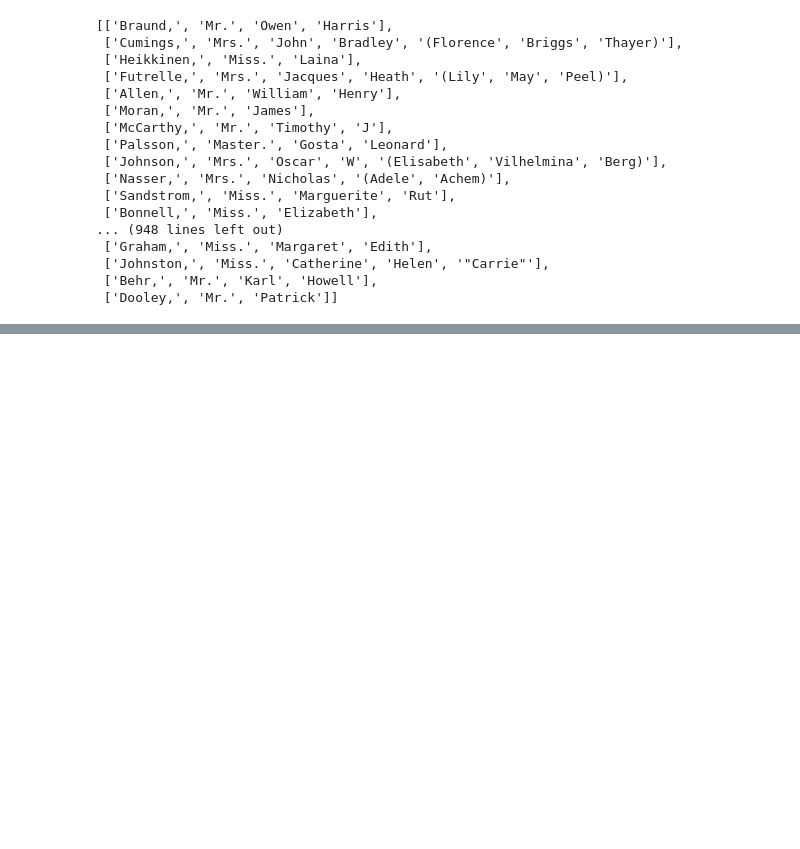
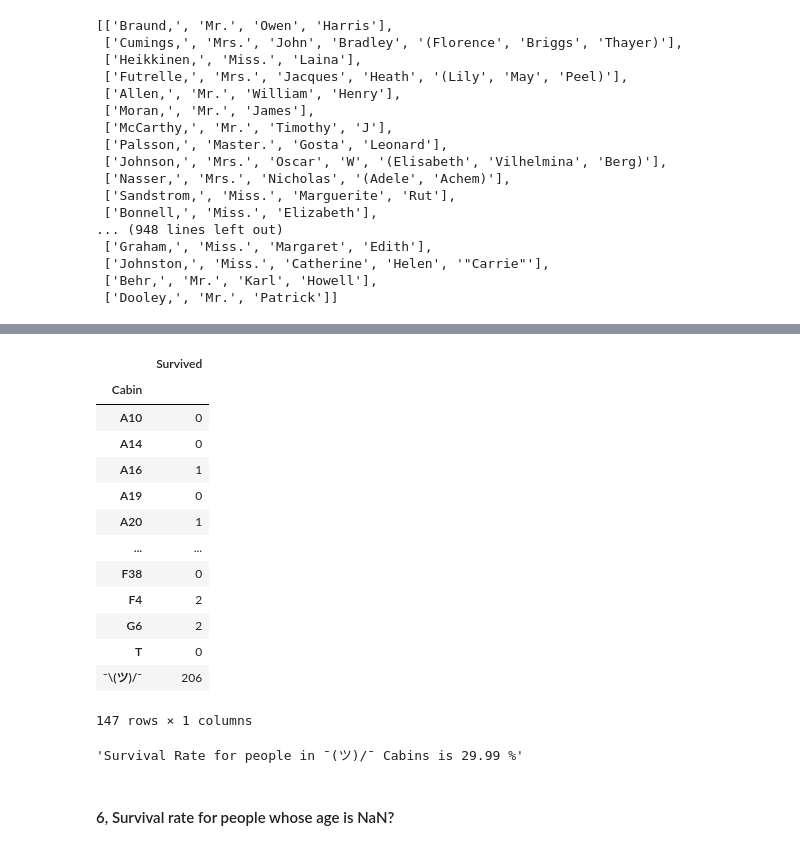
Before and after one commit to viviloaf/general-assembly, a Jupyter notebook: labs/2.01-lab-pandas-titanic-master/Titanic.ipynb, the cells around one changed output, grey strips where cells are left out. Saved outputs shown, nothing was run; the diff lists cells and outputs as text; code cells hidden in the pictures; blank space fills up the shorter version.

```diff
--- a/labs/2.01-lab-pandas-titanic-master/Titanic.ipynb
+++ b/labs/2.01-lab-pandas-titanic-master/Titanic.ipynb
@@ -285,0 +416,23 @@ Length: 889, dtype: int64
+# %%
+titantic.groupby(by='Cabin')[['Survived', 'Cabin']].sum()
+# %% [output]
+|  | Survived |
+| Cabin |  |
+| A10 | 0 |
+| A14 | 0 |
+| A16 | 1 |
+| A19 | 0 |
+| A20 | 1 |
+| ... | ... |
+| F38 | 0 |
+| F4 | 2 |
+| G6 | 2 |
+| T | 0 |
+| ¯\(ツ)/¯ | 206 |
+147 rows × 1 columns
+# %%
+f'Survival Rate for people in ¯(ツ)/¯ Cabins is {round(206/687 * 100,2)} %'
+# %% [output]
+'Survival Rate for people in ¯(ツ)/¯ Cabins is 29.99 %'
+# %% [markdown]
+#### 6, Survival rate for people whose age is NaN?
```
Also changed, not shown: parts of 30 cells of this notebook.
